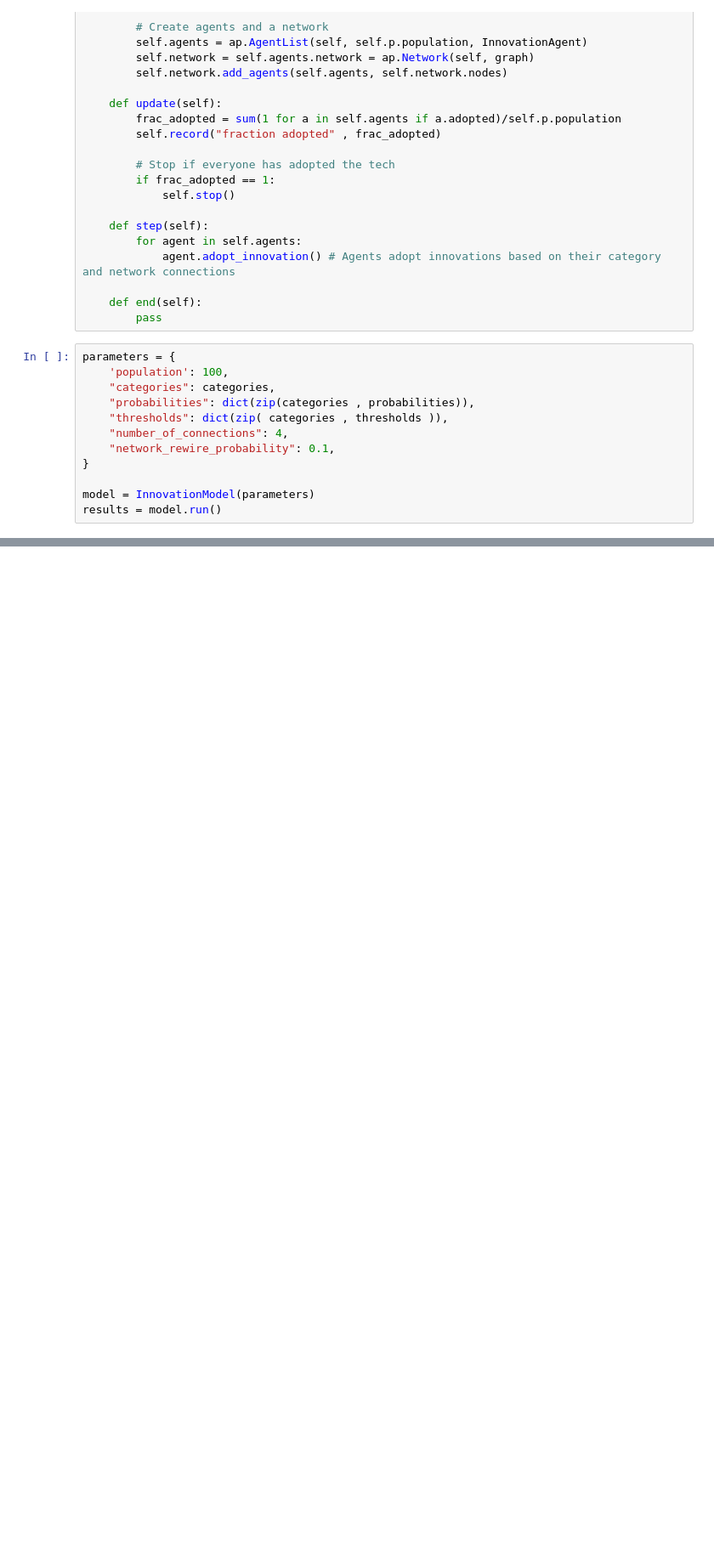
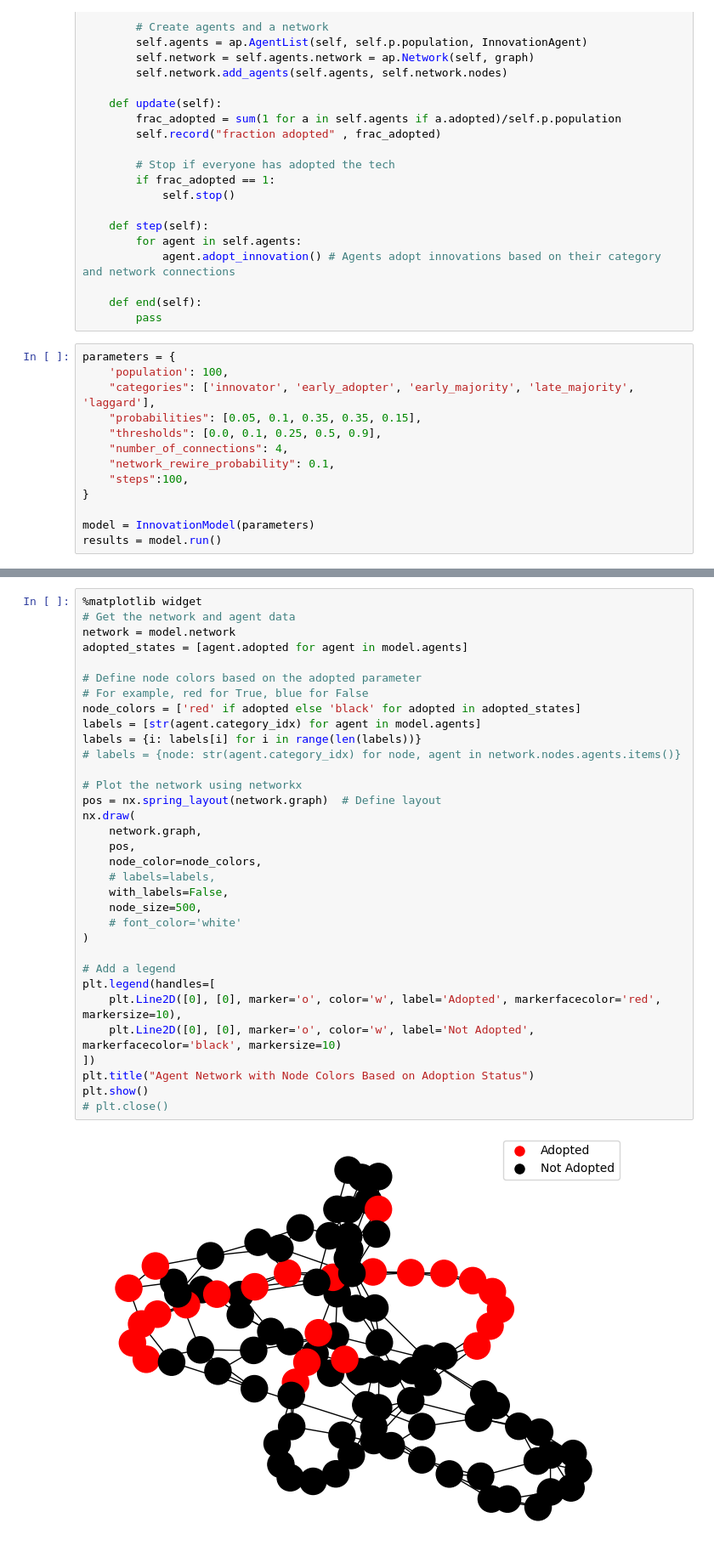
Before and after one commit to hylaeansea/hylaeansea, a Jupyter notebook: jupyter/worldmodels/agentpy_ai_tech_adoption.ipynb, the cells around one changed output, grey strips where cells are left out. Shown at 85% size. Drawn from its saved outputs; the diff is of its cells as text; blank space fills up the shorter version.

Commit message:
finally a working agent model

```diff
--- a/jupyter/worldmodels/agentpy_ai_tech_adoption.ipynb
+++ b/jupyter/worldmodels/agentpy_ai_tech_adoption.ipynb
@@ -76,11 +91,12 @@ class InnovationModel(ap.Model):
 # %%
 parameters = {
     'population': 100,
-    "categories": categories,
-    "probabilities": dict(zip(categories , probabilities)),
-    "thresholds": dict(zip( categories , thresholds )),
+    "categories": ['innovator', 'early_adopter', 'early_majority', 'late_majority', 'laggard'],
+    "probabilities": [0.05, 0.1, 0.35, 0.35, 0.15],
+    "thresholds": [0.0, 0.1, 0.25, 0.5, 0.9],
     "number_of_connections": 4,
     "network_rewire_probability": 0.1,
+    "steps":100,
 }
 
 model = InnovationModel(parameters)
@@ -103,3 +112,38 @@ dict_values([0.05, 0.1, 0.35, 0.35, 0.15])
+# %%
+%matplotlib widget
+# Get the network and agent data
+network = model.network
+adopted_states = [agent.adopted for agent in model.agents]
+
+# Define node colors based on the adopted parameter
+# For example, red for True, blue for False
+node_colors = ['red' if adopted else 'black' for adopted in adopted_states]
+labels = [str(agent.category_idx) for agent in model.agents]
+labels = {i: labels[i] for i in range(len(labels))}
+# labels = {node: str(agent.category_idx) for node, agent in network.nodes.agents.items()}
+
+# Plot the network using networkx
+pos = nx.spring_layout(network.graph)  # Define layout
+nx.draw(
+    network.graph,
+    pos,
+    node_color=node_colors,
+    # labels=labels,
+    with_labels=False,
+    node_size=500,
+    # font_color='white'
+)
+
+# Add a legend
+plt.legend(handles=[
+    plt.Line2D([0], [0], marker='o', color='w', label='Adopted', markerfacecolor='red', markersize=10),
+    plt.Line2D([0], [0], marker='o', color='w', label='Not Adopted', markerfacecolor='black', markersize=10)
+])
+plt.title("Agent Network with Node Colors Based on Adoption Status")
+plt.show()
+# plt.close()
+# %% [output]
+[figure, added]
 # %%
 import networkx as nx
 import matplotlib.pyplot as plt
```
Also changed, not shown: parts of 15 cells of this notebook.
